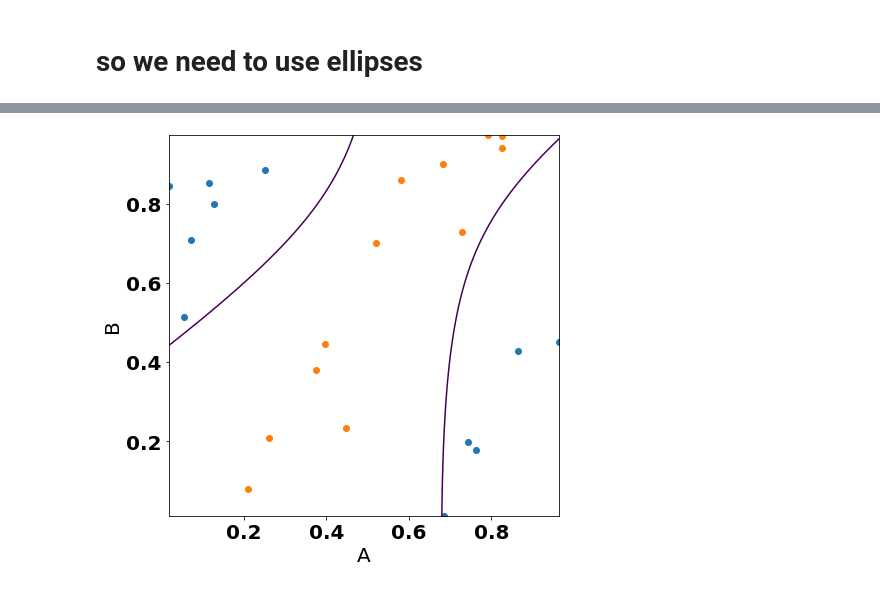
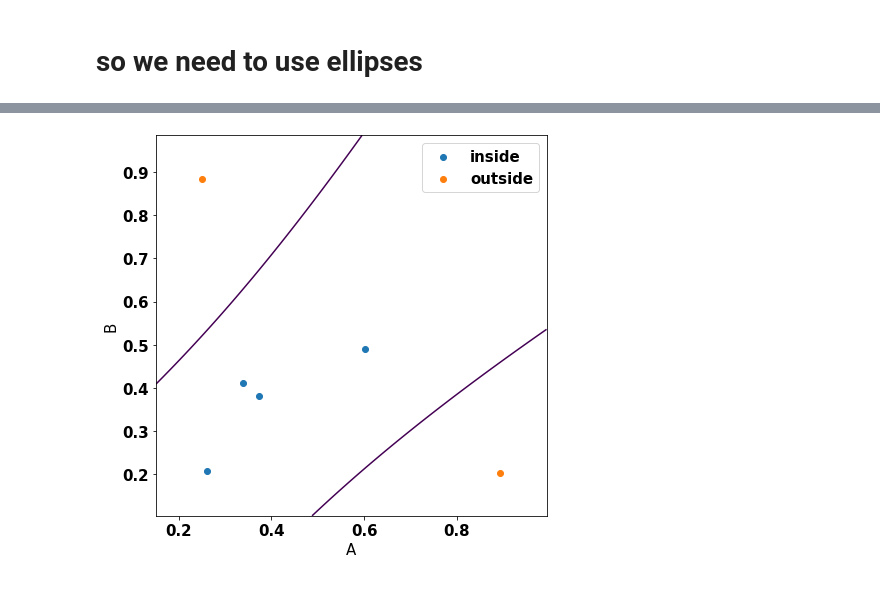
Before and after one commit to manyasha-n-m/rokz, a Jupyter notebook: rokz_labs/lab2/lab2.ipynb, the cells around one changed output, grey strips where cells are left out. Saved outputs shown, nothing was run; the diff lists cells and outputs as text; code cells hidden in the pictures.

Commit message:
both datasets checked

```diff
--- a/rokz_labs/lab2/lab2.ipynb
+++ b/rokz_labs/lab2/lab2.ipynb
@@ -11,7 +11,7 @@ d2 = json.load(open('train_02.json'))
 # %%
 d = []
 r = {'inside':1, 'outside':-1}
-for k in dataset.keys():
+for k in d1.keys():
     _df = pd.DataFrame(d1[k], columns=['A', 'B'])
     _df['class'] = r[k]
     d.append(_df)
@@ -19,7 +19,7 @@ df1 = pd.concat(d, axis=0, ignore_index=True)
 # %%
 d = []
 r = {'inside':1, 'outside':-1}
-for k in dataset.keys():
+for k in d2.keys():
     _df = pd.DataFrame(d2[k], columns=['A', 'B'])
     _df['class'] = r[k]
     d.append(_df)
@@ -47,10 +47,10 @@ df1
 # %%
 def plot(df):
     plt.figure(figsize=(7,7))
-    font = {'weight' : 'bold', 'size'   : 20}
+    font = {'weight' : 'bold', 'size'   : 15}
     plt.rc('font', **font)
     try:
-        df1, df2 = [x for _, x in df.groupby(df['class'] == 1)]
+        df1, df2 = [x for _, x in df.groupby(df['class'] == -1)]
         plt.scatter(df1.A, df1.B)
         plt.scatter(df2.A, df2.B)
     except Exception:
@@ -58,5 +58,6 @@ def plot(df):
         plt.scatter(df.A, df.B)
     plt.xlabel('A')
     plt.ylabel('B')
+    plt.legend(['inside', 'outside'])
 # %%
 train1, test1 = train_test_split(df1, test_size=0.2)
@@ -80,6 +82,8 @@ class Classifier:
         self.X['C'] = 1
         self.y = train['class']
         self.w = np.zeros(6)
+        self.classify()
+        self.plot(train)
 
     def fix(self, X, y):
         self.w += y*X/np.linalg.norm(X)
@@ -99,23 +103,27 @@ class Classifier:
             flag, idx = self.check()
         print(self.w)
 
-#     def test(self, df):
-#         test = df[['A', 'B']]
-#         test['C'] = 1
-#         test['class_detected'] = (np.sum(self.w * test[['A', 'B', 'C']], axis=1) > 0).astype(int)
-#         return test
+    def test(self, df):
+        test = df[['A', 'B']]
+        test['A2'] = test.A*test.A
+        test['B2'] = test.B*test.B
+        test['AB'] = test.A*test.B
+        test['C'] = 1
+        test['class_detected'] = (np.sum(self.w * test[['A', 'B', 'A2','B2','AB','C']], axis=1) > 0).astype(int)
+        test['class_detected'].replace(0,-1,inplace=True)
+        return test
 
     def plot(self, df):
         plot(df)
         xmax, xmin = np.max(df.A), np.min(df.A)
         ymax, ymin = np.max(df.B), np.min(df.B)
-        x = np.linspace(xmin,xmax,100)
-        y = np.linspace(ymin,ymax,100)
+        x = np.linspace(xmin-0.1,xmax+0.1,100)
+        y = np.linspace(ymin-0.1,ymax+0.1,100)
         X, Y = np.meshgrid(x,y)
         ones = np.ones((100,100))
         Z = np.zeros((100,100))
         for i, m in enumerate([X,Y,X*X,Y*Y, X*Y, ones]):
-            Z+=C.w[i]*m
+            Z+=self.w[i]*m
         plt.contour(X, Y, Z, [0])
 # %%
 C = Classifier(train1)
@@ -132,4 +150,4 @@ Name: 9, dtype: float64
 # %%
-C.plot(train1)
+C.plot(test1)
 # %% [output]
-[figure, old version]
+[figure, new version]
```
Also changed, not shown: parts of 9 cells of this notebook.
